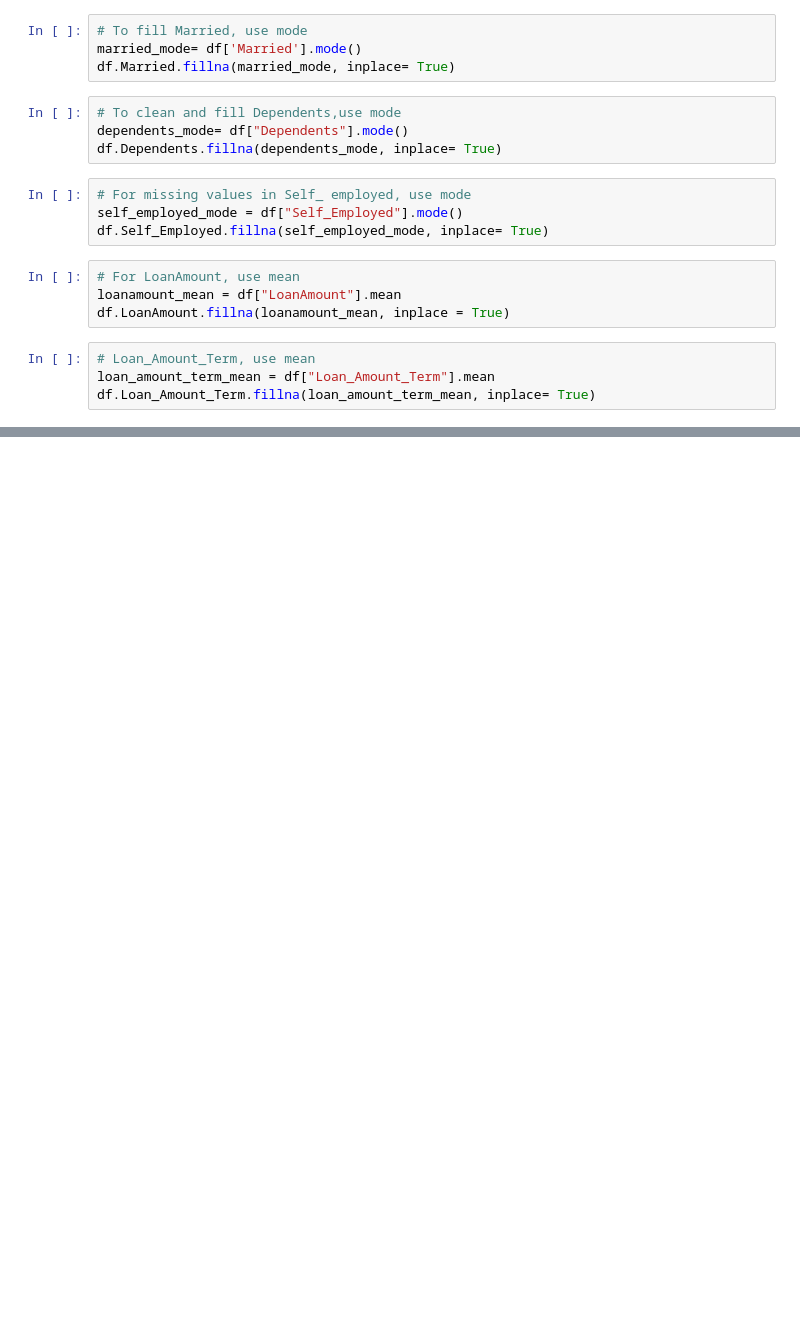
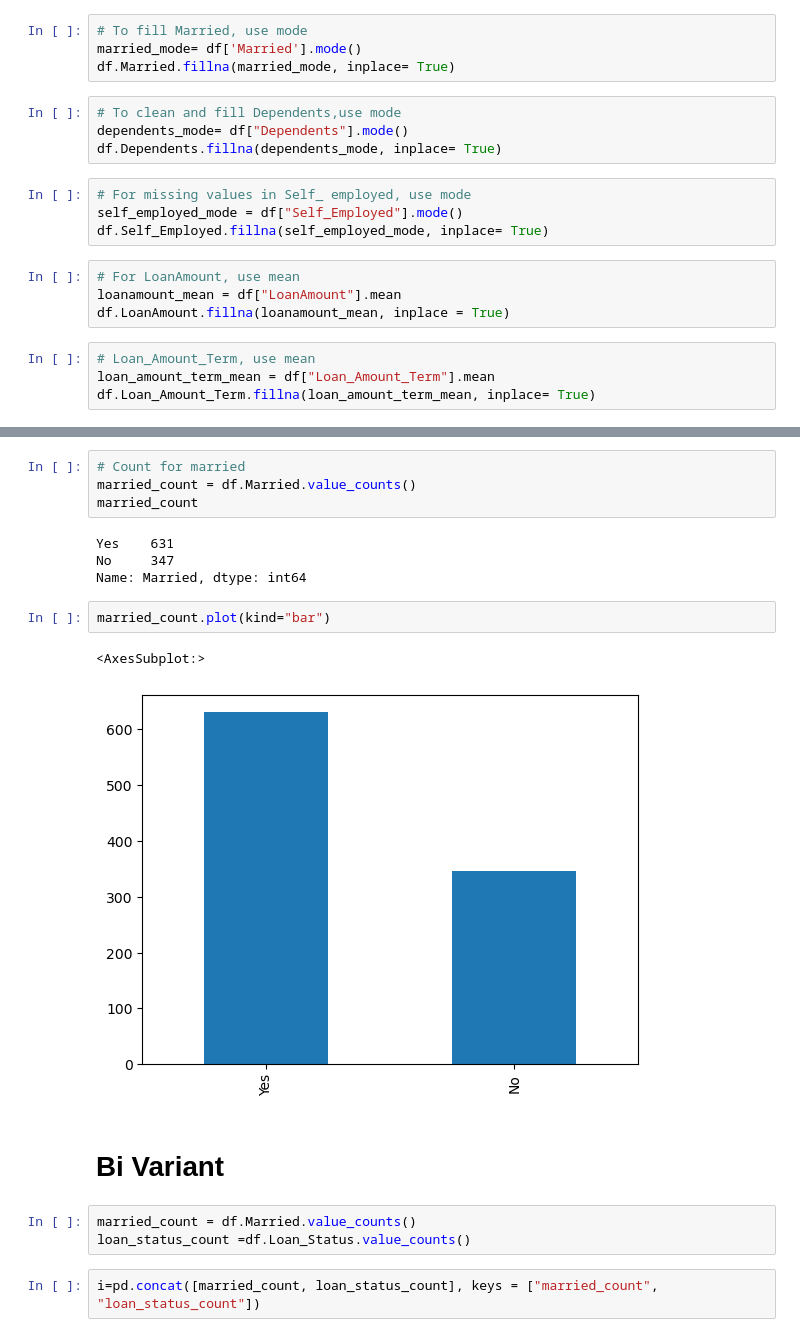
Before and after one commit to KennethAgbo/Data_wrangling-and-EDA-on-Loan-application-dataset, a Jupyter notebook: Notebook for loan application.ipynb, the cells around one changed output, grey strips where cells are left out. Drawn from its saved outputs; the diff is of its cells as text; blank space fills up the shorter version.

```diff
--- a/Notebook for loan application.ipynb
+++ b/Notebook for loan application.ipynb
@@ -228,0 +247,20 @@ credit_history_mean = df["Credit_History"].mean
+# %%
+# Count for married
+married_count = df.Married.value_counts()
+married_count
+# %% [output]
+Yes    631
+No     347
+Name: Married, dtype: int64
+# %%
+married_count.plot(kind="bar")
+# %% [output]
+<AxesSubplot:>
+[figure, added]
+# %% [markdown]
+# Bi Variant
+# %%
+married_count = df.Married.value_counts()
+loan_status_count =df.Loan_Status.value_counts()
+# %%
+i=pd.concat([married_count, loan_status_count], keys = ["married_count", "loan_status_count"])
```
Also changed, not shown: parts of 8 cells of this notebook.
